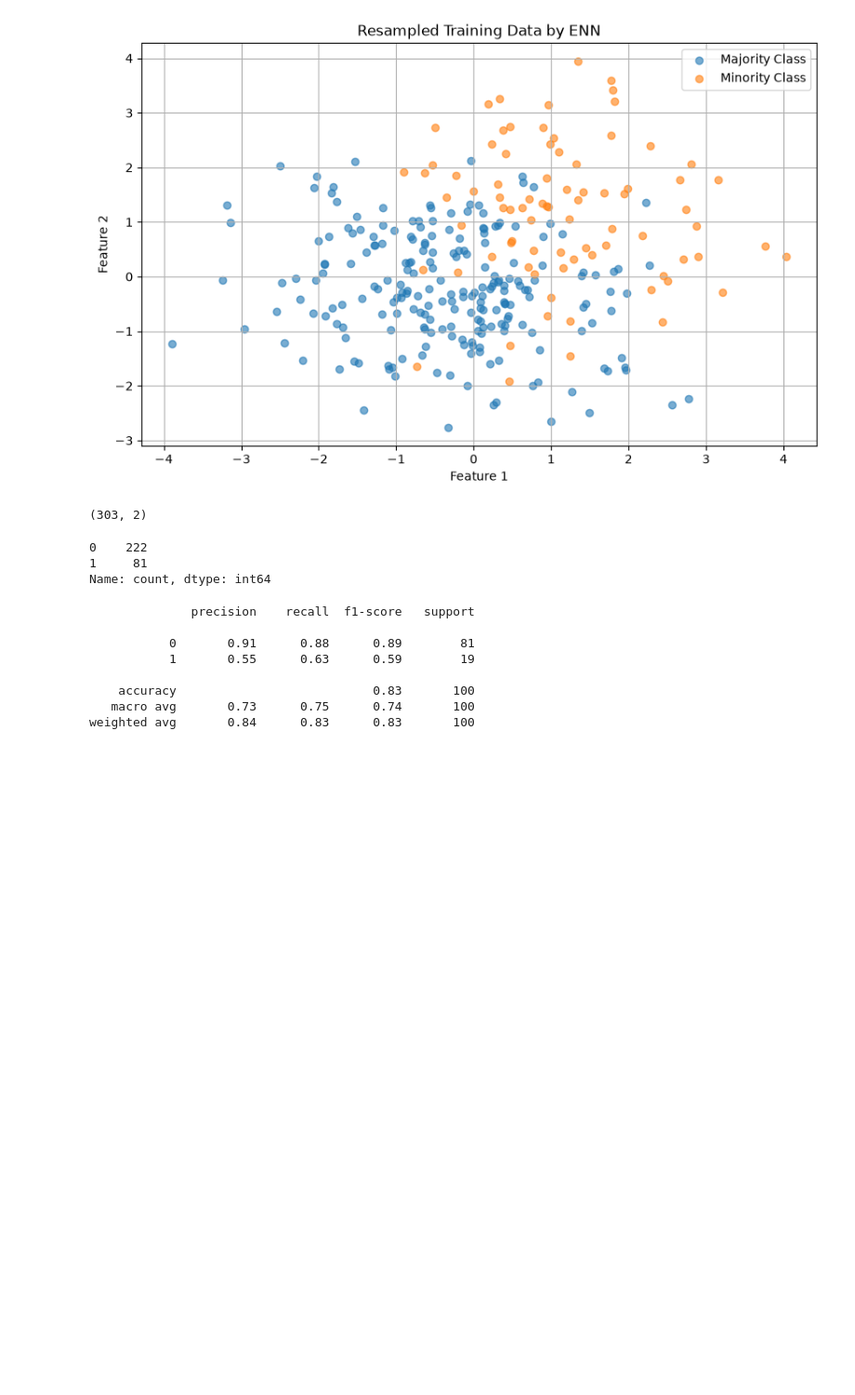
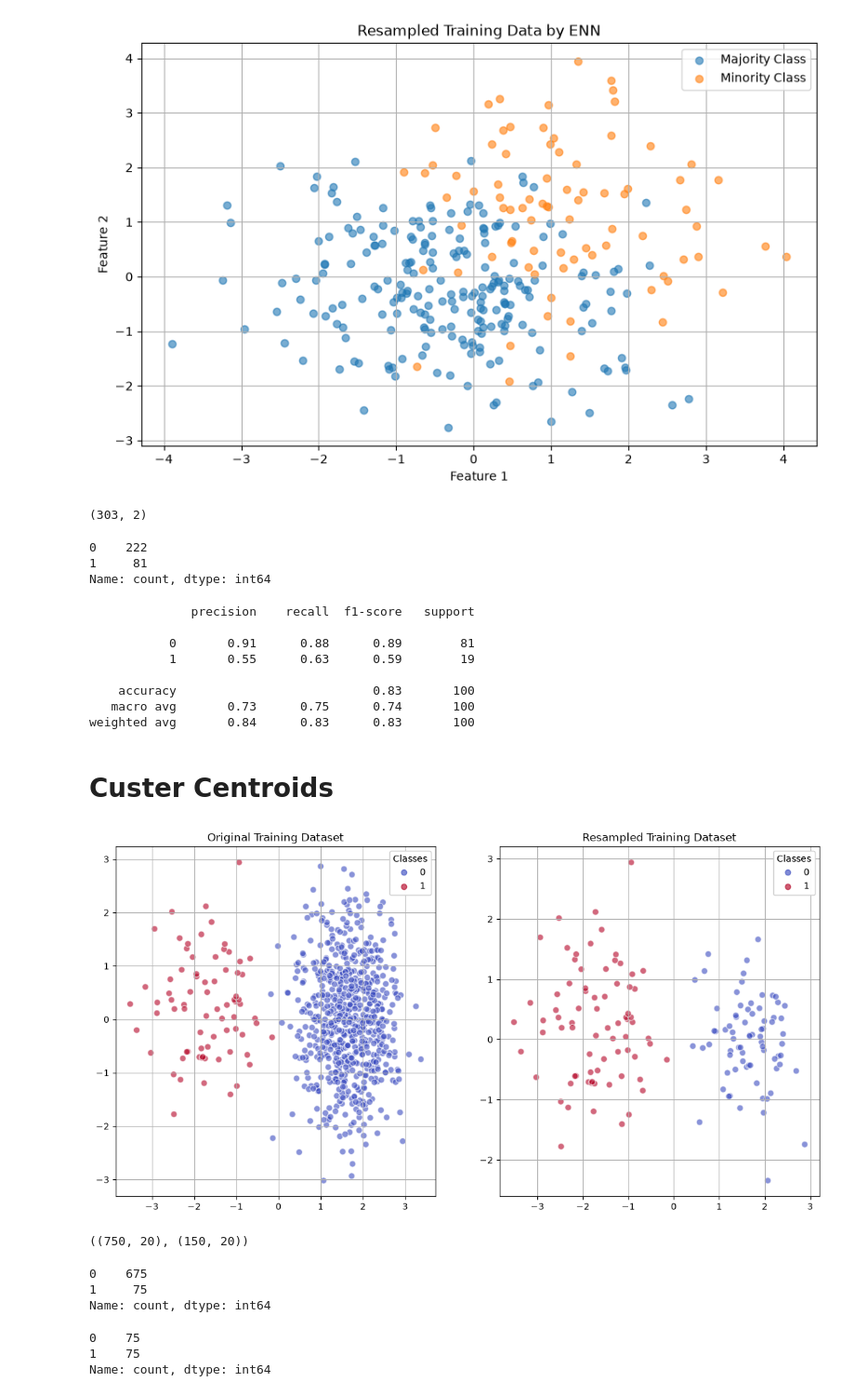
Before and after one commit to AvanindraBose/ML-Zodiac, a Jupyter notebook: ImbalancedDataset/undersampling_techniques.ipynb, the cells around one changed output. Shown at 93% size. Cells and saved outputs as stored; diff of their text form; code cells hidden in the pictures; blank space fills up the shorter version.

Commit message:
Added Cluster Centroids

```diff
--- a/ImbalancedDataset/undersampling_techniques.ipynb
+++ b/ImbalancedDataset/undersampling_techniques.ipynb
@@ -331,3 +332,55 @@ print(classification_report(y_test, y_pred))
     accuracy                           0.83       100
    macro avg       0.73      0.75      0.74       100
 weighted avg       0.84      0.83      0.83       100
+# %% [markdown]
+# Custer Centroids
+# %%
+# Generate a synthetic imbalanced dataset with 2 informative, 1 redundant, and 0 repeated features
+X, y = make_classification(n_classes=2, class_sep=2,
+                           weights=[0.9, 0.1], n_informative=2, n_redundant=1, flip_y=0,
+                           n_features=20, n_clusters_per_class=1, n_samples=1000, random_state=42)
+
+# Split the dataset into training and testing sets
+X_train, X_test, y_train, y_test = train_test_split(X, y, test_size=0.25, random_state=42)
+
+# Plotting function to plot the classes
+def plot_classes(X, y, subplot, title):
+    ax = plt.subplot(subplot)
+    scatter = ax.scatter(X[:, 0], X[:, 1], c=y, cmap='coolwarm', alpha=0.6, edgecolors='w', s=50)
+    plt.title(title)
+    plt.grid(True)
+    legends = ax.legend(*scatter.legend_elements(), loc="upper right", title="Classes")
+    ax.add_artist(legends)
+
+# Create a figure with 2 subplots (side by side)
+plt.figure(figsize=(14, 7))
+
+# Plot original distribution
+plot_classes(X_train, y_train, 121, "Original Training Dataset")  # 121 means 1 row, 2 columns, 1st subplot
+
+# Apply Cluster Centroids undersampling
+cc = ClusterCentroids(random_state=42)
+X_resampled, y_resampled = cc.fit_resample(X_train, y_train)
+
+# Plot resampled distribution
+plot_classes(X_resampled, y_resampled, 122, "Resampled Training Dataset")  # 122 means 1 row, 2 columns, 2nd subplot
+
+plt.show()
+# %% [output]
+[figure, added]
+# %%
+X_train.shape, X_resampled.shape
+# %% [output]
+((750, 20), (150, 20))
+# %%
+pd.Series(y_train).value_counts()
+# %% [output]
+0    675
+1     75
+Name: count, dtype: int64
+# %%
+pd.Series(y_resampled).value_counts()
+# %% [output]
+0    75
+1    75
+Name: count, dtype: int64
```
Also changed, not shown: parts of 1 cell of this notebook.
